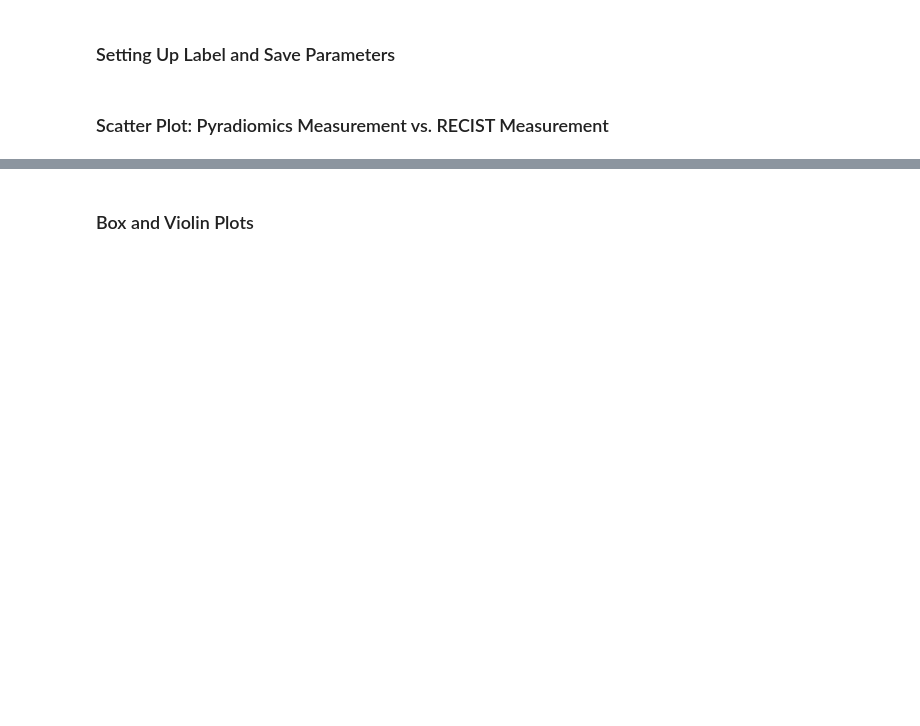
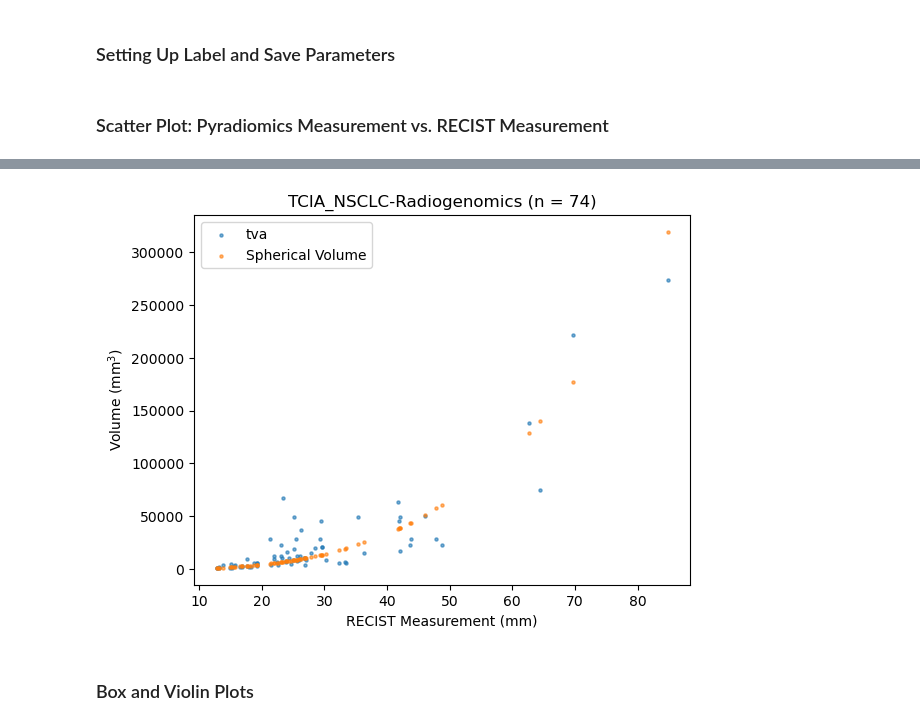
Before and after one commit to bhklab/recist-vs-reality, a Jupyter notebook: workflow/notebooks/recist_vs_pyrad_visuals.ipynb, the cells around one changed output, grey strips where cells are left out. Cells and saved outputs as stored; diff of their text form; code cells hidden in the pictures; blank space fills up the shorter version.

```diff
--- a/workflow/notebooks/recist_vs_pyrad_visuals.ipynb
+++ b/workflow/notebooks/recist_vs_pyrad_visuals.ipynb
@@ -45,3 +51,18 @@ plt.savefig(save_folder / "RECIST_vs_PyRad_Scatter.png")
+# %%
+#Plot volume of the expected sphere to see difference between it and the actual volume
+import numpy as np
+
+pyrad_ann_df["SphereVols"] = 4/3 * np.pi * (pyrad_ann_df["AnnLongAxisLength"]/2) ** 3
+
+plt.scatter(pyrad_ann_df["AnnLongAxisLength"], pyrad_ann_df[pyrad_feature], s = 5, alpha = 0.6, label = pyrad_feat_label)
+plt.scatter(pyrad_ann_df["AnnLongAxisLength"], pyrad_ann_df["SphereVols"], s = 5, alpha = 0.6, label = "Spherical Volume")
+plt.xlabel("RECIST Measurement (mm)")
+plt.ylabel("Volume ($\mathregular{mm^3}$)")
+plt.title(dataset + " (n = " + str(num_ann) + ")")
+plt.legend(loc = 'upper left')
+plt.savefig(save_folder / "RECIST_vs_PyRad_Scatter_wSphereVol.png", bbox_inches = 'tight')
+# %% [output]
+[figure, added]
 # %% [markdown]
 ### Box and Violin Plots
 # %%
```
Also changed, not shown: parts of 7 cells of this notebook.
